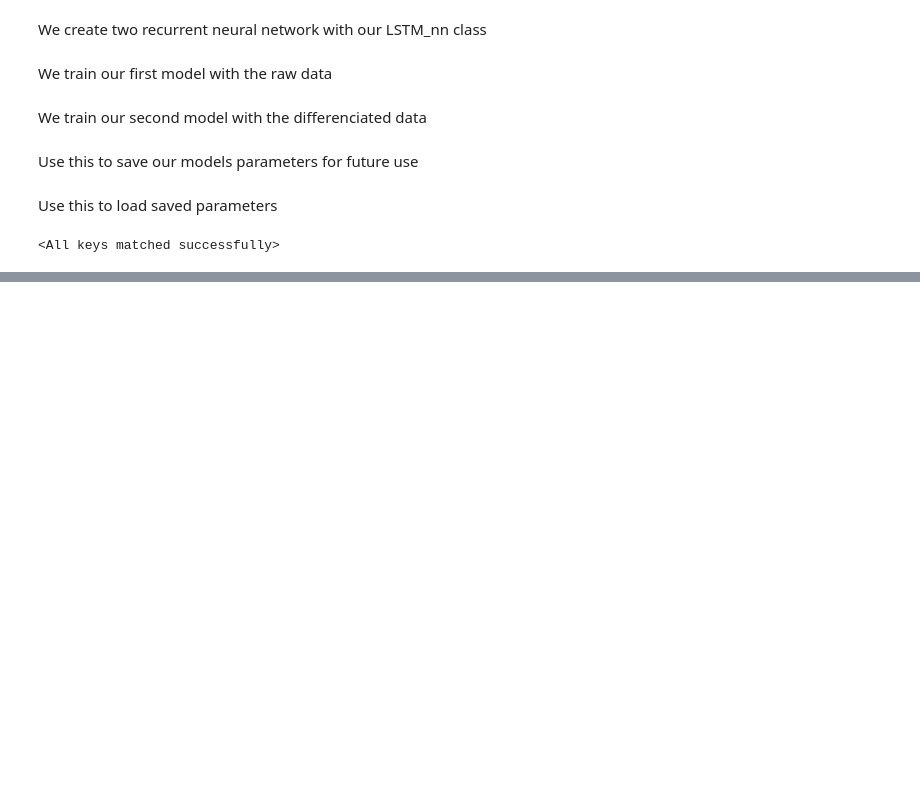
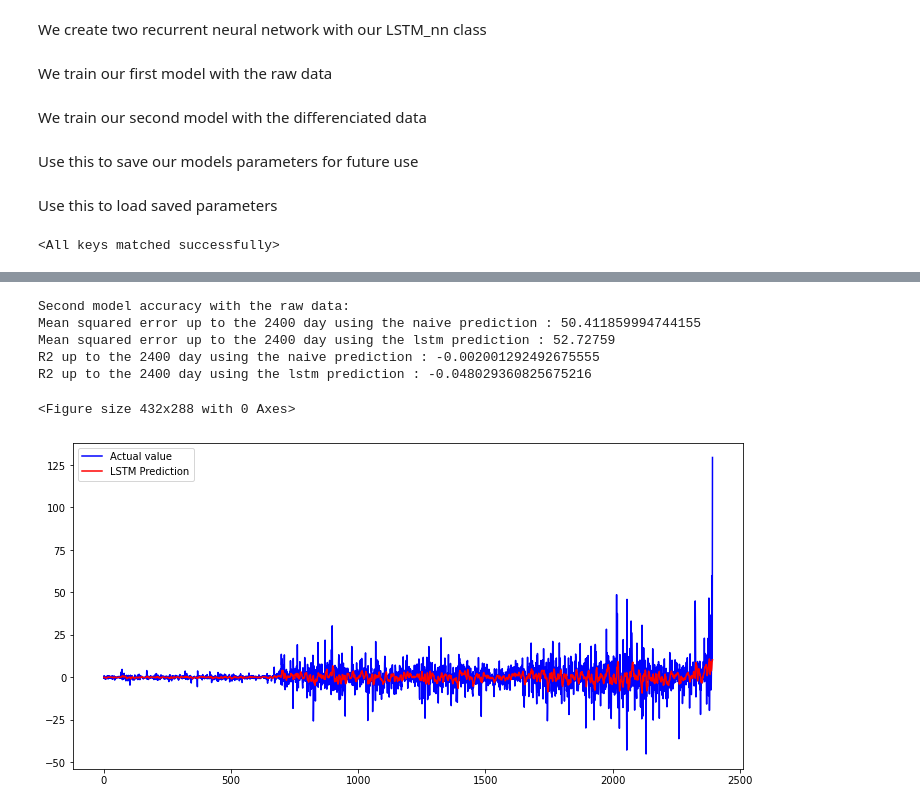
Before and after one commit to ThibaultAlexandre/time-series-forecasting, a Jupyter notebook: main.ipynb, the cells around one changed output, grey strips where cells are left out. Drawn from its saved outputs; the diff is of its cells as text; code cells hidden in the pictures; blank space fills up the shorter version.

```diff
--- a/main.ipynb
+++ b/main.ipynb
@@ -266,0 +297,15 @@ my_model2.plot(X_data2, y_data2, scaler2)
+# %%
+print('Second model accuracy with the raw data:')
+naive_prediction2 = np.zeros(y_data2.size(0))
+my_model2.get_accuracy(X_data2, y_raw2, naive_prediction2, scaler2, last_day)
+# %% [output]
+Second model accuracy with the raw data:
+Mean squared error up to the 2400 day using the naive prediction : 50.411859994744155
+Mean squared error up to the 2400 day using the lstm prediction : 52.72759
+R2 up to the 2400 day using the naive prediction : -0.002001292492675555
+R2 up to the 2400 day using the lstm prediction : -0.048029360825675216
+# %%
+my_model2.plot(X_data2, y_raw2, scaler2)
+# %% [output]
+<Figure size 432x288 with 0 Axes>
+[figure, added]
```
Also changed, not shown: parts of 21 cells of this notebook, 2 other files.
